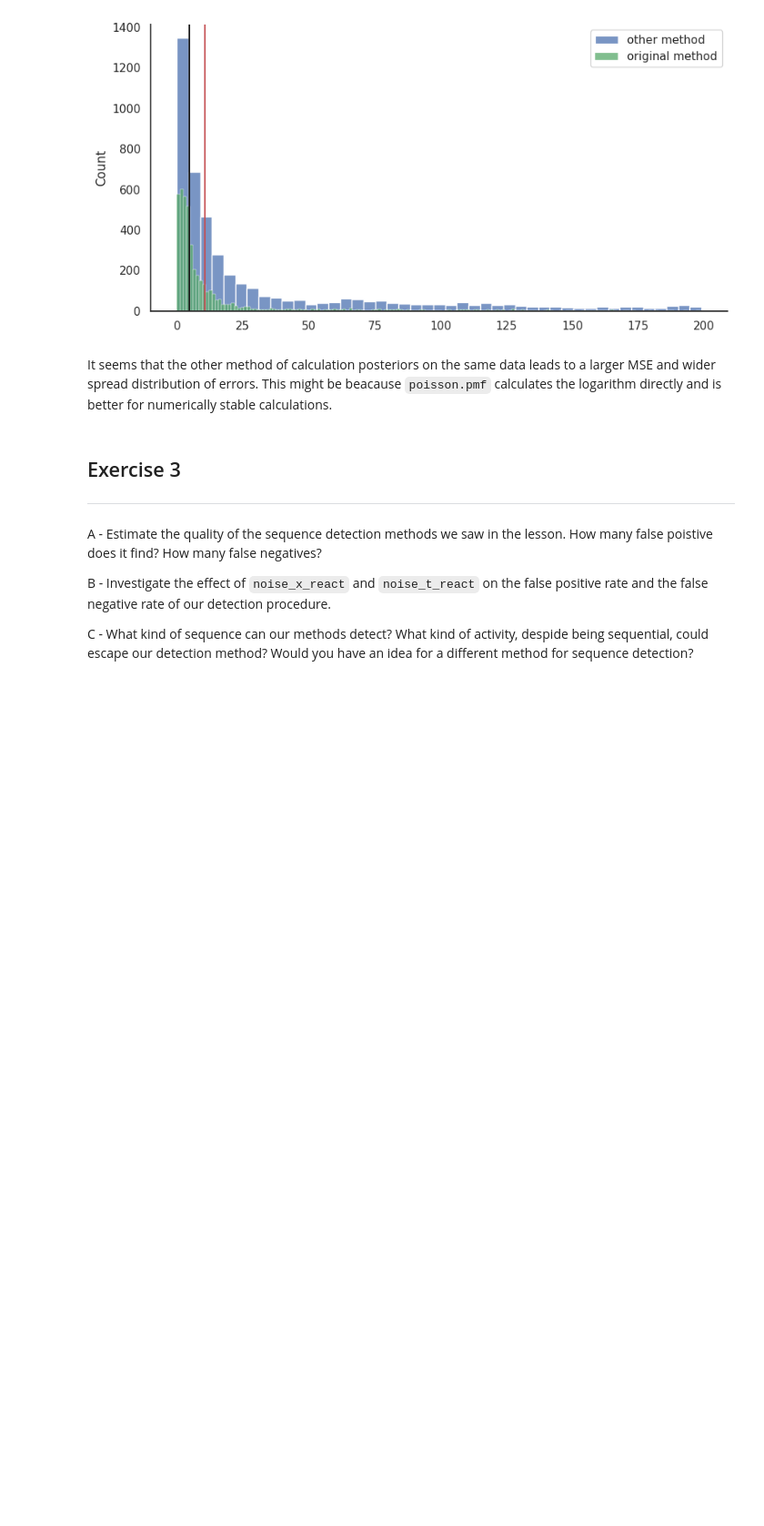
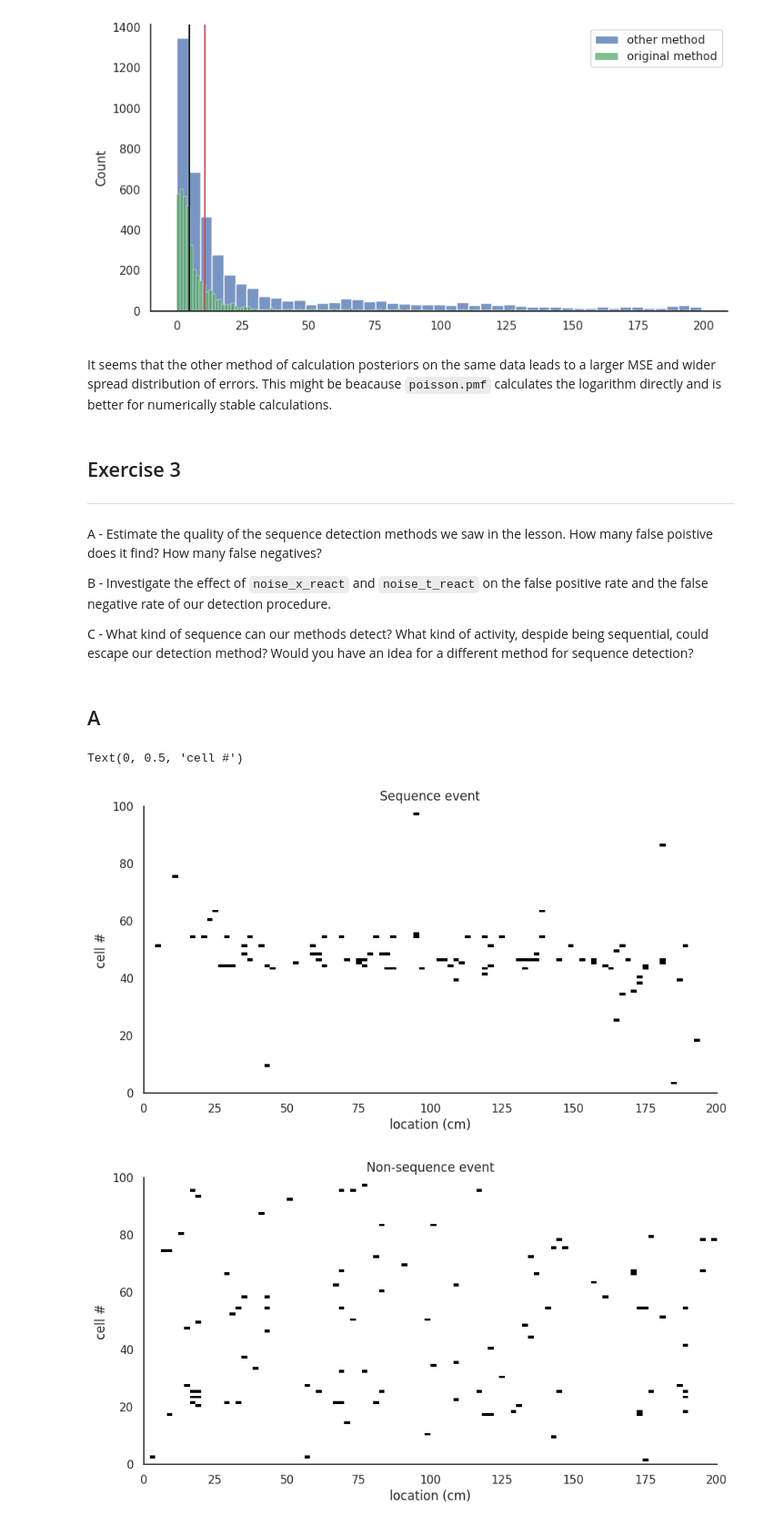
Before and after one commit to irenetiem/population-methods-IT, a Jupyter notebook: 01-bayes-decoding/exercises.ipynb, the cells around one changed output. Shown at 91% size. Saved outputs shown, nothing was run; the diff lists cells and outputs as text; code cells hidden in the pictures; blank space fills up the shorter version.

```diff
--- a/01-bayes-decoding/exercises.ipynb
+++ b/01-bayes-decoding/exercises.ipynb
@@ -249,5 +249,5 @@ It does not really look like it reaches a asymptote, especially as the value at
 # %%
-fractions_adj = np.arange(0.15, 1.15, 0.1) # don't start at 0, then there won't be data
+fractions_adj = np.arange(0.15, 1.05, 0.1) # don't start at 0, then there won't be data
 track_mse_adj = np.zeros_like(fractions)
 
 for i, frac in enumerate(fractions_adj):
@@ -464,0 +444,68 @@ C - What kind of sequence can our methods detect? What kind of activity, despide
+# %% [markdown]
+## A
+# %%
+# generate data
+
+n_events = 200 # number of reactivation events
+event_duration = 100 # in bins
+sampling_rate = 100 # sampling rate
+t_react = np.arange(0,100)
+noise_x_react=5; # Noise in the reactivation of the sequence
+noise_t_react=5; # Noise in the timing of the spikes
+noise_firing_rate = 0.1 # the baseline noise firing rate
+
+
+reactivation_events = np.zeros((n_events,event_duration))
+spikes_react = np.zeros((n_events,n_cells,event_duration))
+
+for event in range(n_events):
+    if(event<=n_events//2):
+    #Generate "real" sequences for the first half of events
+        x_start = np.random.uniform(0,track_length) # Starting point
+        x_end = np.random.uniform(0,track_length) # Ending point
+        x_react = np.linspace(x_start,x_end,event_duration) \
+            +np.random.normal(0,noise_x_react,size=event_duration)
+
+    else:
+        #Pick locations randomly for the second half
+        x_react = np.random.uniform(0,track_length,size=event_duration);
+
+    x_react[x_react<0]=0;
+    x_react[x_react>track_length]=track_length
+
+    #store reactivation sequence
+    reactivation_events[event,:] = x_react
+
+
+    # Generate spikes according to the location being reactivated in this event
+
+    for i in range(n_cells):
+        binned_x = np.digitize(x_react,bins=np.linspace(0,track_length,firing_rate_maps.shape[-1]))-1
+        inst_rate = firing_rate_maps[i,binned_x] + np.random.normal(0,noise_firing_rate,size=len(binned_x))
+        inst_rate[inst_rate<0] = 0
+        spikes_loc = np.where(np.random.poisson(inst_rate/sampling_rate)>0)
+        spikes_loc = spikes_loc + np.round(np.random.normal(0,noise_t_react,size=len(spikes_loc)))
+        spikes_loc = spikes_loc[np.logical_and(spikes_loc>0,spikes_loc<event_duration)]
+        spikes_react[event,i,spikes_loc.astype(int)] = 1
+
+pfc_idxs = [np.argmax(rate_map) for rate_map in firing_rate_maps]
+sorted_idxs = np.argsort(pfc_idxs)
+
+
+event = 50
+plt.figure(figsize=(10,5))
+plt.title('Sequence event')
+plt.imshow(spikes_react[event,sorted_idxs,:], cmap='Greys', extent = [0, 200, 0, n_cells])
+plt.xlabel('location (cm)')
+plt.ylabel('cell #')
+
+event = 150
+plt.figure(figsize=(10,5))
+plt.title('Non-sequence event')
+plt.imshow(spikes_react[event,sorted_idxs,:], cmap='Greys', extent = [0, 200, 0, n_cells])
+plt.xlabel('location (cm)')
+plt.ylabel('cell #')
+# %% [output]
+Text(0, 0.5, 'cell #')
+[figure, added]
+[figure, added]
```
Also changed, not shown: parts of 4 cells of this notebook.
